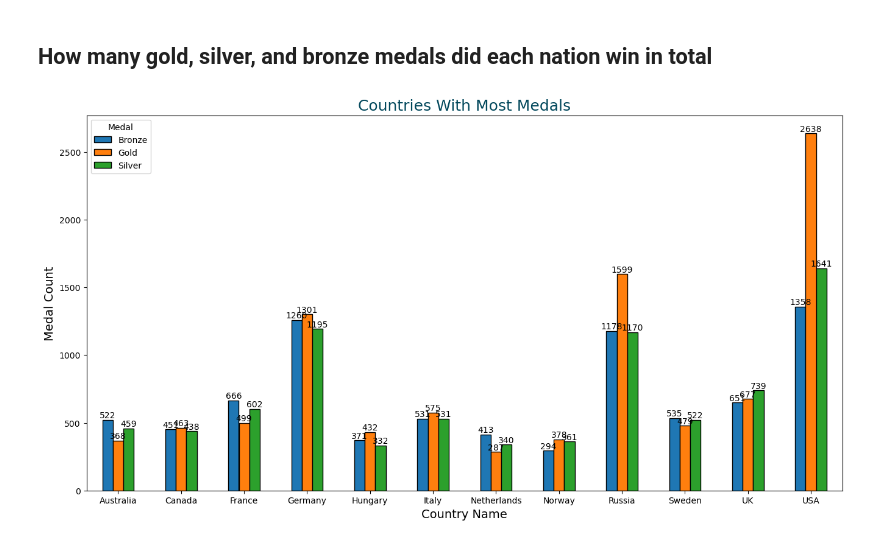
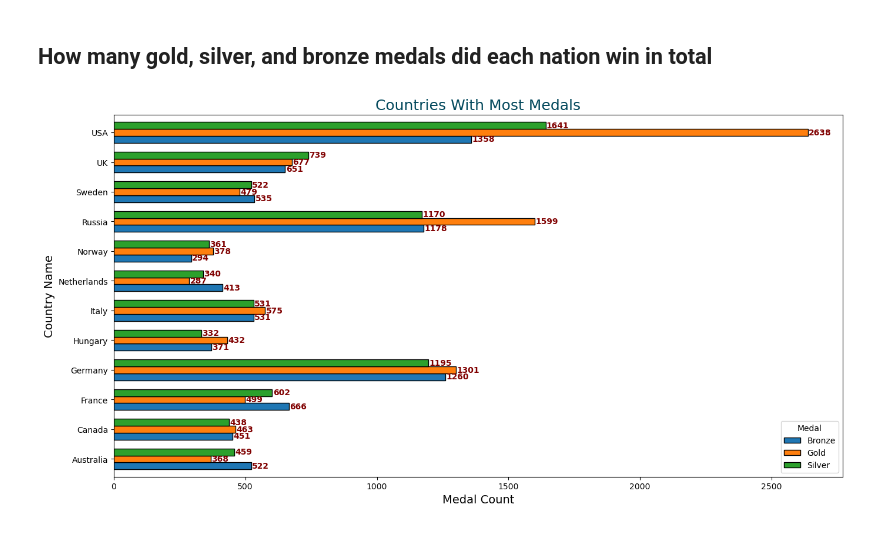
Before and after one commit to igooku/120-Years-of-Olympic-history-, a Jupyter notebook: 120 years of Olympic history analysis.ipynb, the cells around one changed output. Cells and saved outputs as stored; diff of their text form; code cells hidden in the pictures.

```diff
--- a/120 years of Olympic history analysis.ipynb
+++ b/120 years of Olympic history analysis.ipynb
@@ -309,19 +309,19 @@ plt.show()
 # %%
 all_medals = (df_olympic.query('Medal != "No Medal"')
               .groupby('Country')
               .filter(lambda grp: len(grp) > 1000)
               .groupby(['Country', 'Medal']).size()
               .unstack())
 # Create the bar plot
 fig, ax = plt.subplots(figsize=(16, 8))
-all_medals.plot(kind='bar', edgecolor='black', rot=0, ax=ax)
+all_medals.plot(kind='barh', edgecolor='black', rot=0, ax=ax, width = 0.7)
 # Adding labels to bars
 for container in ax.containers:
-    ax.bar_label(container, label_type='edge', fontsize=10)
+    ax.bar_label(container, label_type='edge', fontsize=10, padding = 1, color = 'maroon', weight = 'bold')
 # Customize the plot
 plt.title('Countries With Most Medals', color="#02485c", fontsize=18)
-plt.xlabel('Country Name', fontsize=14)
-plt.ylabel('Medal Count', fontsize=14)
+plt.ylabel('Country Name', fontsize=14)
+plt.xlabel('Medal Count', fontsize=14)
 plt.show()
 # %% [output]
-[figure, old version]
+[figure, new version]
```
Also changed, not shown: parts of 14 cells of this notebook.
